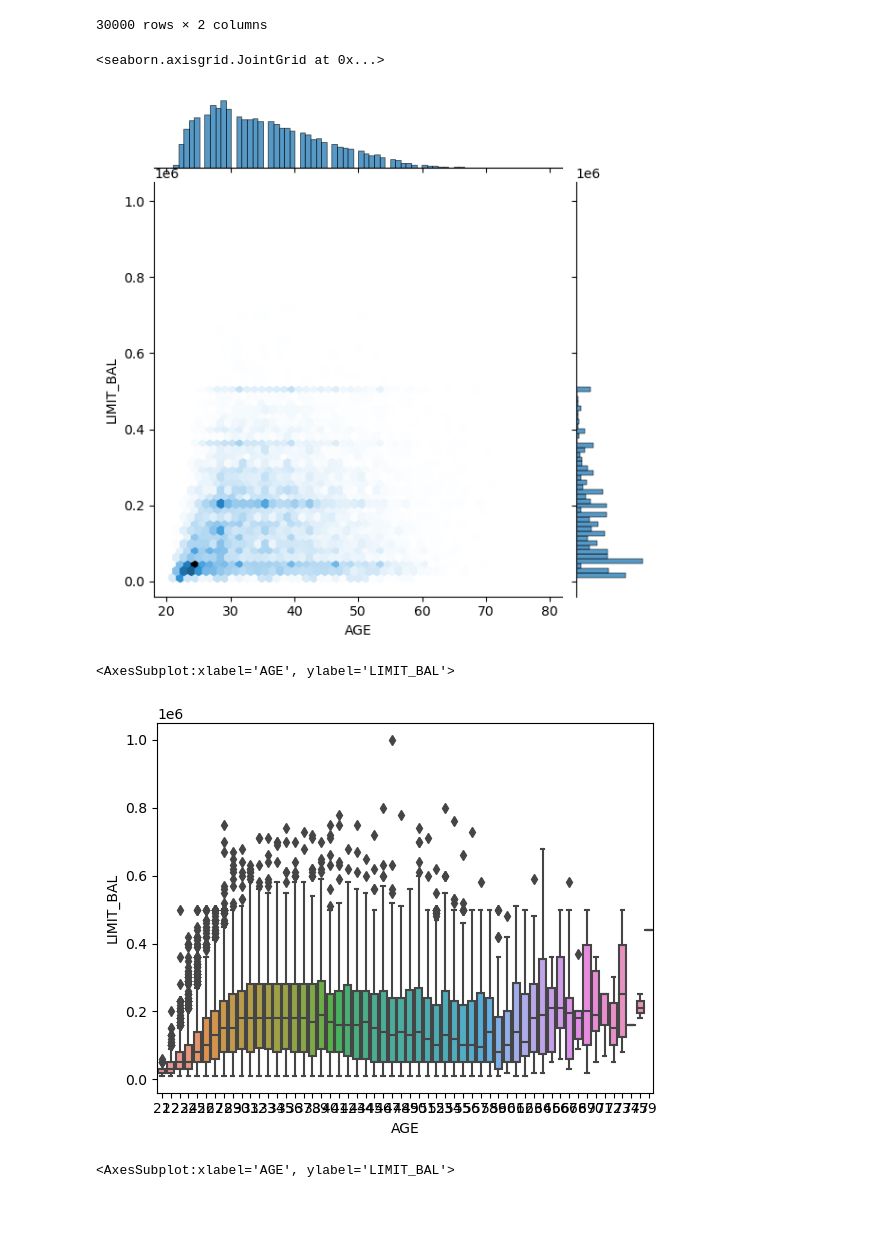
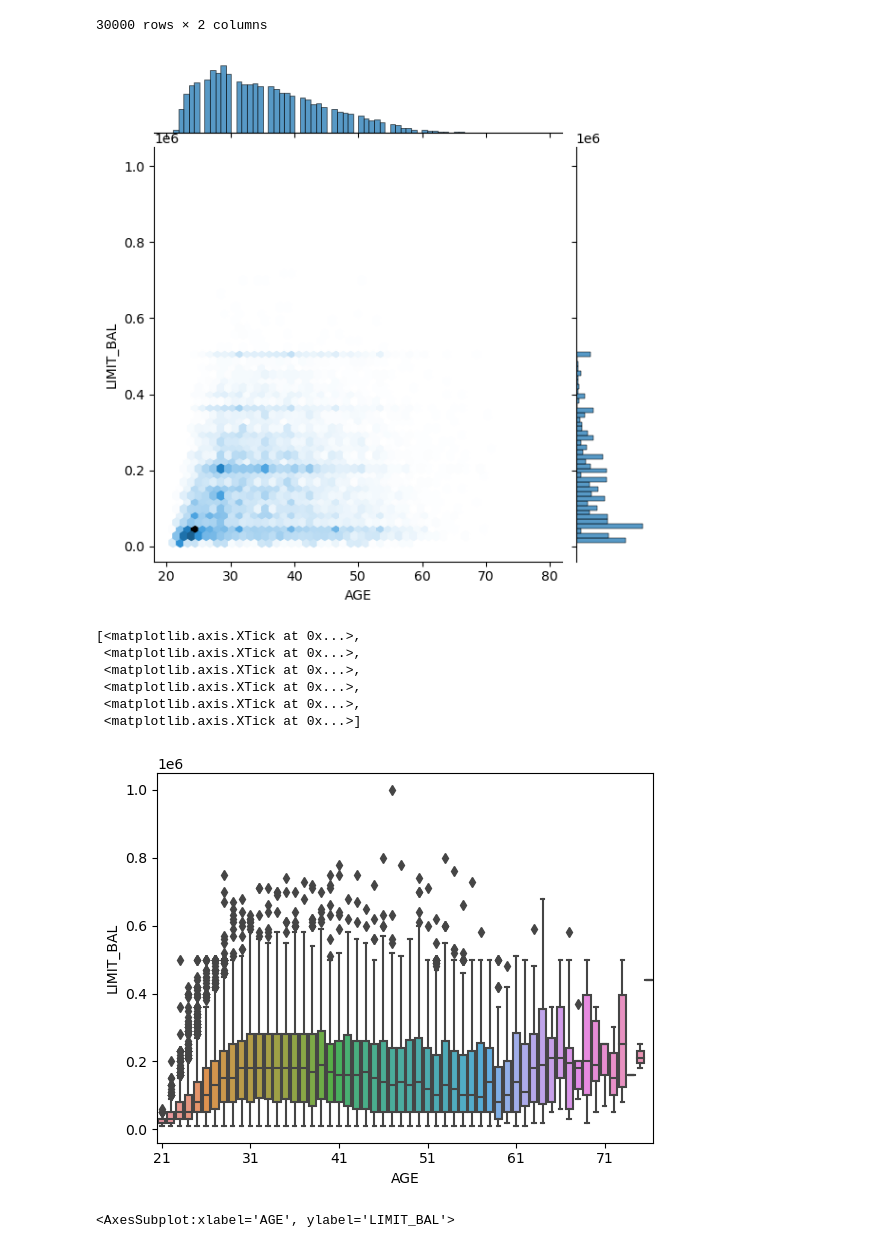
Before and after one commit to ubco-W2022T2-data301/project-group-group27, a Jupyter notebook: analysis/analysis_Shirley.ipynb, the cells around one changed output. Saved outputs shown, nothing was run; the diff lists cells and outputs as text; code cells hidden in the pictures; blank space fills up the shorter version.

```diff
--- a/analysis/analysis_Shirley.ipynb
+++ b/analysis/analysis_Shirley.ipynb
@@ -378,15 +372,20 @@ df6
 | 30000 | 50000 | 46 |
 30000 rows × 2 columns
 # %%
-sns.jointplot(x=df1["AGE"],y=df1["LIMIT_BAL"],kind="hex")
+fig13=sns.jointplot(x=df1["AGE"],y=df1["LIMIT_BAL"],kind="hex")
 # %% [output]
-<seaborn.axisgrid.JointGrid at 0x...>
 [figure]
 # %%
-sns.boxplot(x=df1["AGE"],y=df1["LIMIT_BAL"])
+fig14= sns.boxplot(x=df1["AGE"],y=df1["LIMIT_BAL"])
+fig14.set_xticks(fig14.get_xticks()[::10])
 # %% [output]
-<AxesSubplot:xlabel='AGE', ylabel='LIMIT_BAL'>
+[<matplotlib.axis.XTick at 0x...>,
+ <matplotlib.axis.XTick at 0x...>,
+ <matplotlib.axis.XTick at 0x...>,
+ <matplotlib.axis.XTick at 0x...>,
+ <matplotlib.axis.XTick at 0x...>,
+ <matplotlib.axis.XTick at 0x...>]
-[figure, old version]
+[figure, new version]
 # %%
 sns.lineplot(x=df1["AGE"],y=df1["LIMIT_BAL"])
 # %% [output]
```
Also changed, not shown: parts of 28 cells of this notebook, 15 other files.
